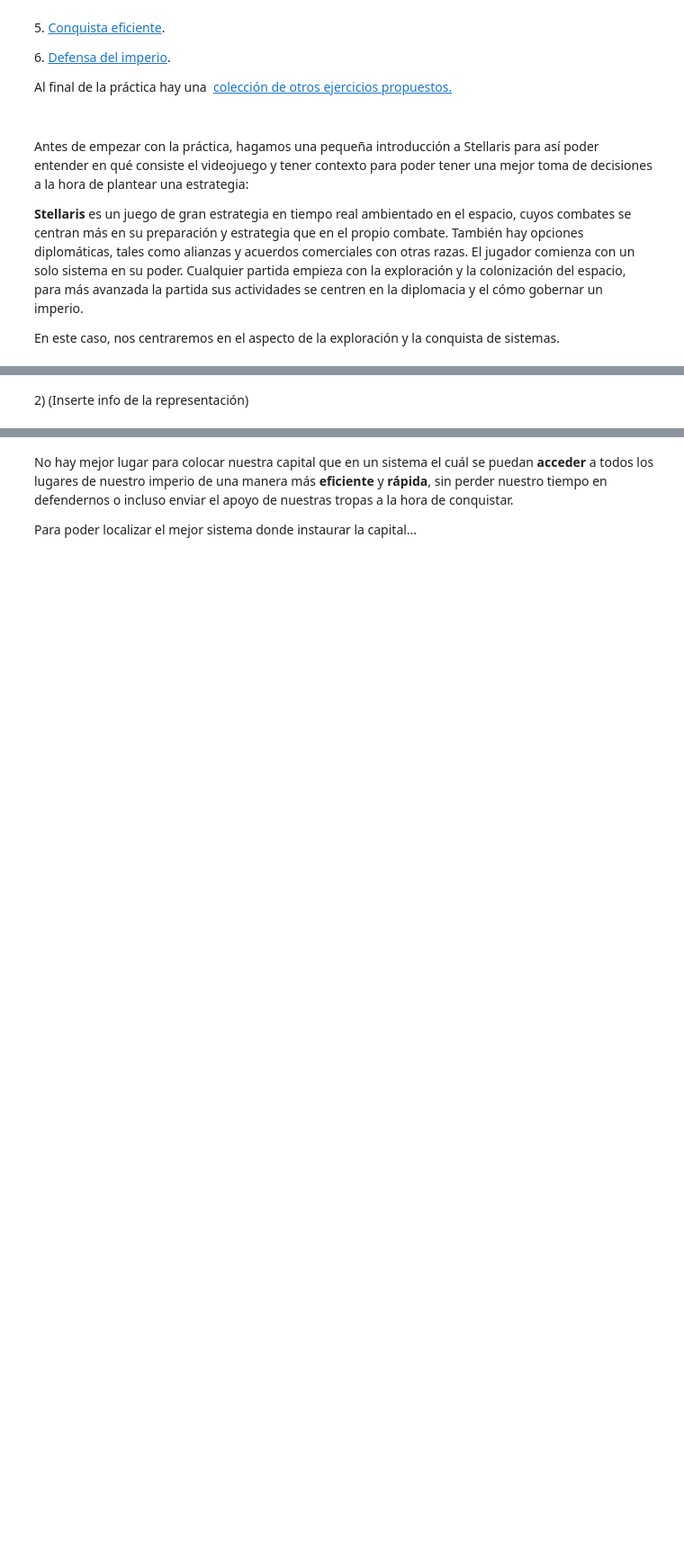
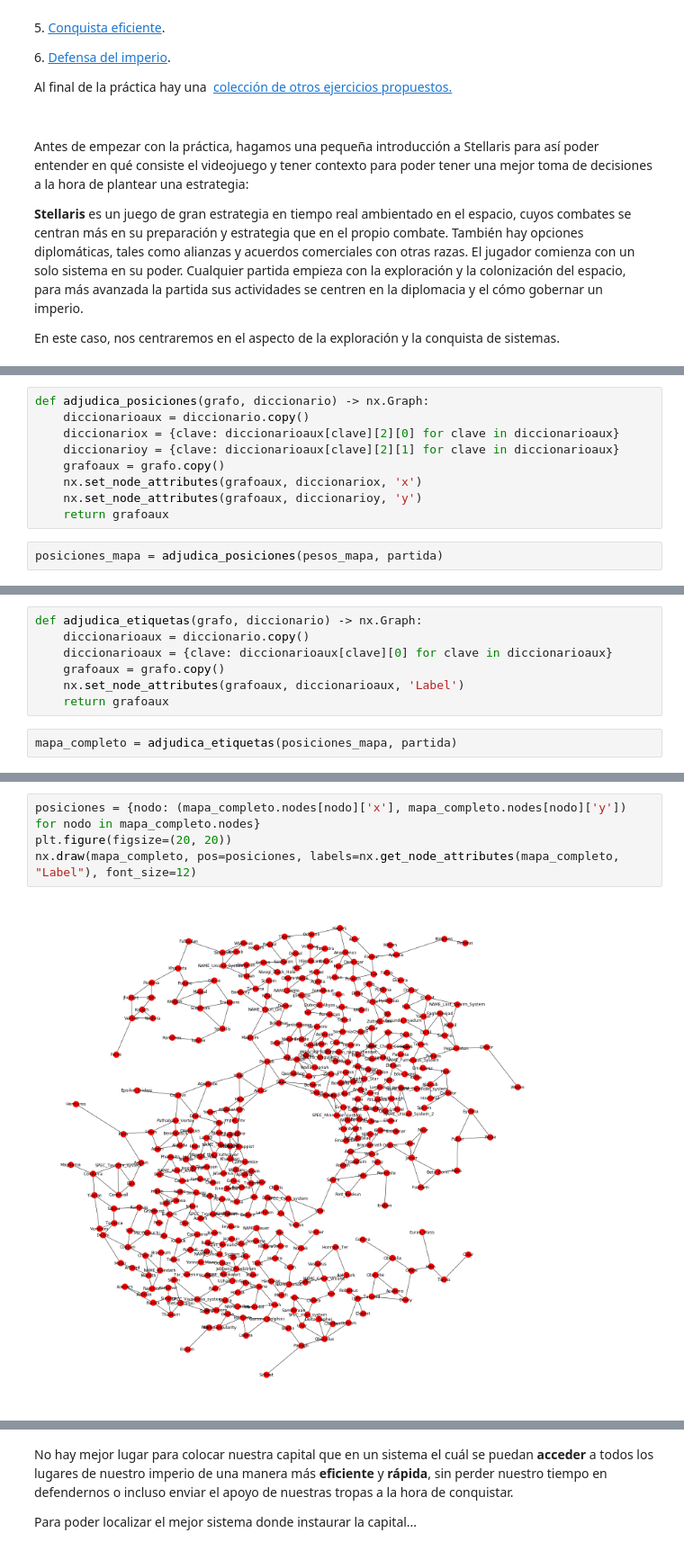
Before and after one commit to LuisMiguelTrinidad/ProyectoMD, a Jupyter notebook: Practica7-MD.ipynb, the cells around one changed output, grey strips where cells are left out. Shown at 90% size. Cells and saved outputs as stored; diff of their text form; blank space fills up the shorter version.

```diff
--- a/Practica7-MD.ipynb
+++ b/Practica7-MD.ipynb
@@ -25,0 +163,11 @@
+# %%
+def adjudica_posiciones(grafo, diccionario) -> nx.Graph:
+    diccionarioaux = diccionario.copy()
+    diccionariox = {clave: diccionarioaux[clave][2][0] for clave in diccionarioaux}
+    diccionarioy = {clave: diccionarioaux[clave][2][1] for clave in diccionarioaux}
+    grafoaux = grafo.copy()
+    nx.set_node_attributes(grafoaux, diccionariox, 'x')
+    nx.set_node_attributes(grafoaux, diccionarioy, 'y')
+    return grafoaux
+# %%
+posiciones_mapa = adjudica_posiciones(pesos_mapa, partida)
@@ -25,0 +194,9 @@
+# %%
+def adjudica_etiquetas(grafo, diccionario) -> nx.Graph:
+    diccionarioaux = diccionario.copy()
+    diccionarioaux = {clave: diccionarioaux[clave][0] for clave in diccionarioaux}
+    grafoaux = grafo.copy()
+    nx.set_node_attributes(grafoaux, diccionarioaux, 'Label')
+    return grafoaux
+# %%
+mapa_completo = adjudica_etiquetas(posiciones_mapa, partida)
@@ -30,2 +224,6 @@
-# %% [markdown]
-<p>2) (Inserte info de la representación)</p>
+# %%
+posiciones = {nodo: (mapa_completo.nodes[nodo]['x'], mapa_completo.nodes[nodo]['y']) for nodo in mapa_completo.nodes}
+plt.figure(figsize=(20, 20))
+nx.draw(mapa_completo, pos=posiciones, labels=nx.get_node_attributes(mapa_completo, "Label"), font_size=12)
+# %% [output]
+[figure, added]
```
Also changed, not shown: parts of 37 cells of this notebook.
